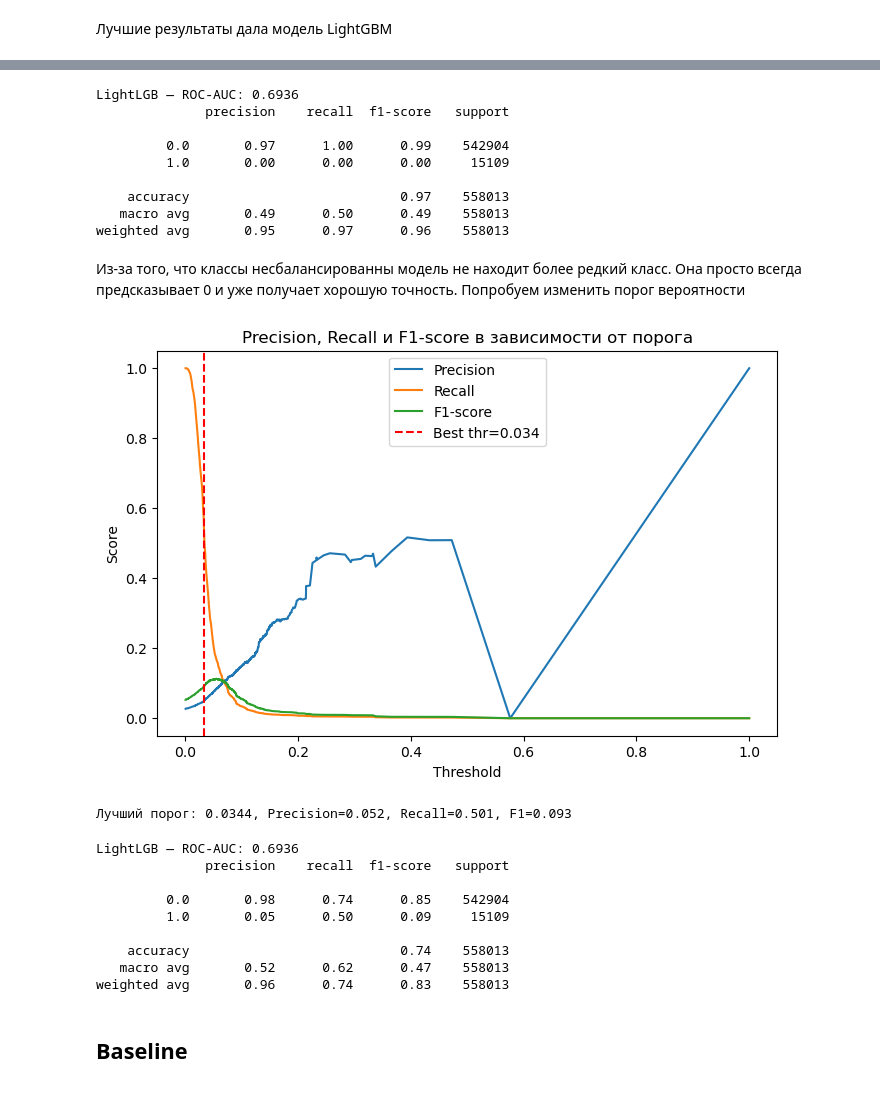
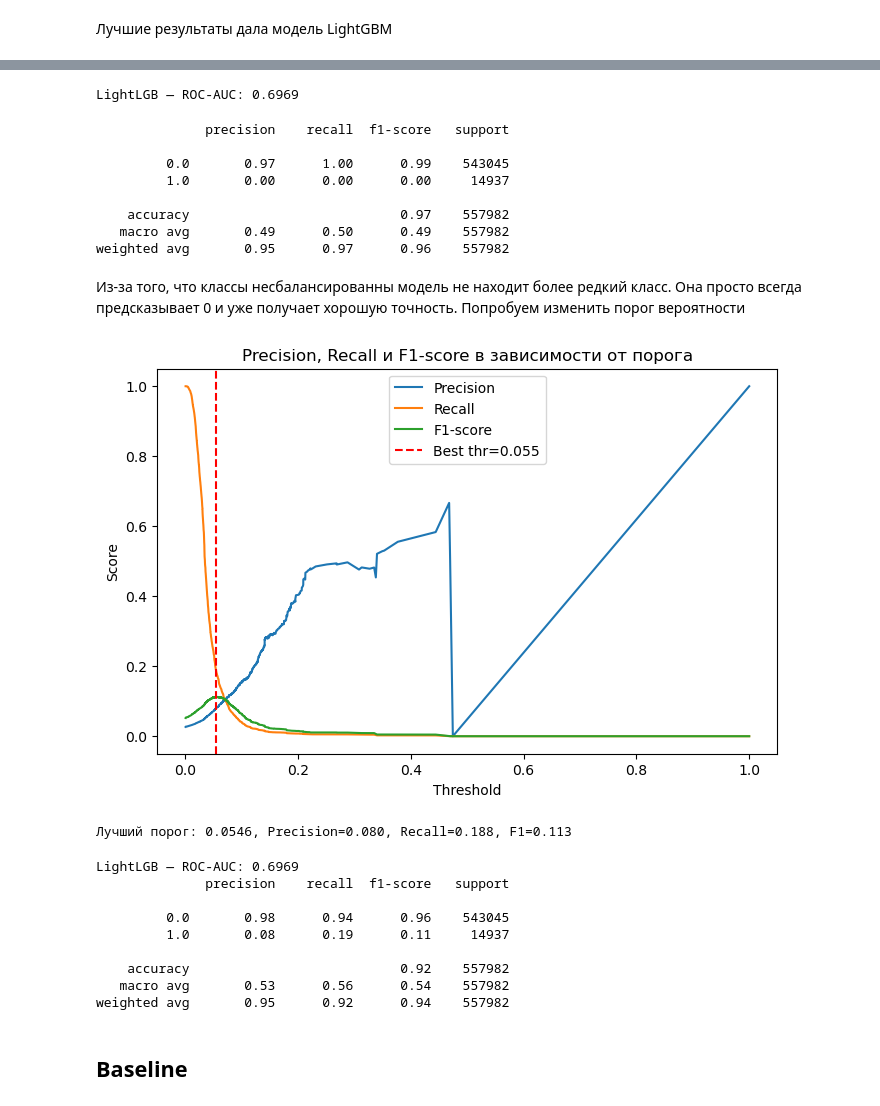
Before and after one commit to VarfolomeevaAleksandra/ML-course, a Jupyter notebook: final_work/EDA/Modeling.ipynb, the cells around one changed output, grey strips where cells are left out. Drawn from its saved outputs; the diff is of its cells as text; code cells hidden in the pictures.

```diff
--- a/final_work/EDA/Modeling.ipynb
+++ b/final_work/EDA/Modeling.ipynb
@@ -287,8 +288,8 @@ def tune_mlp(X, y, n_trials=30, cv=3):
     study.optimize(objective, n_trials=n_trials)
 
     best_params = study.best_params
-    if isinstance(mlp_params["hidden_layer_sizes"], str):
-        mlp_params["hidden_layer_sizes"] = eval(mlp_params["hidden_layer_sizes"])
+    if isinstance(best_params["hidden_layer_sizes"], str):
+        best_params["hidden_layer_sizes"] = eval(best_params["hidden_layer_sizes"])
     best_model = MLPClassifier(**best_params)
     return best_model, best_params
 # %%
@@ -314,7 +315,3 @@ mlp_best, mlp_params = tune_mlp(x_sub, y_sub)
-# %%
-if isinstance(mlp_params["hidden_layer_sizes"], str):
-        mlp_params["hidden_layer_sizes"] = eval(mlp_params["hidden_layer_sizes"])
-mlp_best = MLPClassifier(**mlp_params, random_state=42)
 # %%
 print("MLP best params:", mlp_params)
 # %% [output]
@@ -350,13 +347,13 @@ def tune_lgb(X, y, n_trials=30, cv=3):
         params = {
             "num_leaves": trial.suggest_int("num_leaves", 31, 150),
             "max_depth": trial.suggest_int("max_depth", -1, 30),
-            "learning_rate": trial.suggest_loguniform("learning_rate", 0.01, 0.2),
+            "learning_rate": trial.suggest_float("learning_rate", 0.01, 0.2, log=True),
             "n_estimators": trial.suggest_int("n_estimators", 200, 1000),
-            "feature_fraction": trial.suggest_uniform("feature_fraction", 0.6, 1.0),
-            "bagging_fraction": trial.suggest_uniform("bagging_fraction", 0.6, 1.0),
+            "feature_fraction": trial.suggest_float("feature_fraction", 0.6, 1.0),
+            "bagging_fraction": trial.suggest_float("bagging_fraction", 0.6, 1.0),
             "bagging_freq": trial.suggest_int("bagging_freq", 0, 10),
-            "lambda_l1": trial.suggest_uniform("lambda_l1", 0, 0.5),
-            "lambda_l2": trial.suggest_uniform("lambda_l2", 0, 0.5),
+            "lambda_l1": trial.suggest_float("lambda_l1", 0, 0.5),
+            "lambda_l2": trial.suggest_float("lambda_l2", 0, 0.5),
             "min_child_samples": trial.suggest_int("min_child_samples", 10, 50),
             "random_state": 42,
             "n_jobs": -1
@@ -494,15 +491,15 @@ y_pred_lgb = (y_pred_proba_lgb >= 0.5).astype(int)
 print(f"LightLGB — ROC-AUC: {roc_auc:.4f}")
 print(classification_report(y_test, y_pred_lgb))
 # %% [output]
-LightLGB — ROC-AUC: 0.6936
-              precision    recall  f1-score   support
-
-         0.0       0.97      1.00      0.99    542904
-         1.0       0.00      0.00      0.00     15109
-
-    accuracy                           0.97    558013
-   macro avg       0.49      0.50      0.49    558013
-weighted avg       0.95      0.97      0.96    558013
+LightLGB — ROC-AUC: 0.6969
+              precision    recall  f1-score   support
+
+         0.0       0.97      1.00      0.99    543045
+         1.0       0.00      0.00      0.00     14937
+
+    accuracy                           0.97    557982
+   macro avg       0.49      0.50      0.49    557982
+weighted avg       0.95      0.97      0.96    557982
 # %% [markdown]
 Из-за того, что классы несбалансированны модель не находит более редкий класс. Она просто всегда предсказывает 0 и уже получает хорошую точность. Попробуем изменить порог вероятности
 # %%
@@ -545,11 +542,11 @@ def find_best_threshold(y_true, y_proba, min_recall=None, min_precision=None, pl
 
     return best_threshold, precisions[best_idx], recalls[best_idx], f1_scores[best_idx]
 # %%
-best_thr, p, r, f1 = find_best_threshold(y_test, y_pred_proba_lgb, min_recall=0.5)
+best_thr, p, r, f1 = find_best_threshold(y_test, y_pred_proba_lgb)
 print(f"Лучший порог: {best_thr:.4f}, Precision={p:.3f}, Recall={r:.3f}, F1={f1:.3f}")
 # %% [output]
-[figure, old version]
+[figure, new version]
-Лучший порог: 0.0344, Precision=0.052, Recall=0.501, F1=0.093
+Лучший порог: 0.0546, Precision=0.080, Recall=0.188, F1=0.113
 # %%
 y_pred_lgb = (y_pred_proba_lgb >= best_thr).astype(int)
 # %%
@@ -557,15 +554,15 @@ y_pred_lgb = (y_pred_proba_lgb >= best_thr).astype(int)
 print(f"LightLGB — ROC-AUC: {roc_auc:.4f}")
 print(classification_report(y_test, y_pred_lgb))
 # %% [output]
-LightLGB — ROC-AUC: 0.6936
+LightLGB — ROC-AUC: 0.6969
               precision    recall  f1-score   support
 
-         0.0       0.98      0.74      0.85    542904
-         1.0       0.05      0.50      0.09     15109
+         0.0       0.98      0.94      0.96    543045
+         1.0       0.08      0.19      0.11     14937
 
-    accuracy                           0.74    558013
-   macro avg       0.52      0.62      0.47    558013
-weighted avg       0.96      0.74      0.83    558013
+    accuracy                           0.92    557982
+   macro avg       0.53      0.56      0.54    557982
+weighted avg       0.95      0.92      0.94    557982
 # %% [markdown]
 ## Baseline
 # %%
```
Also changed, not shown: parts of 24 cells of this notebook, 3 other files.
